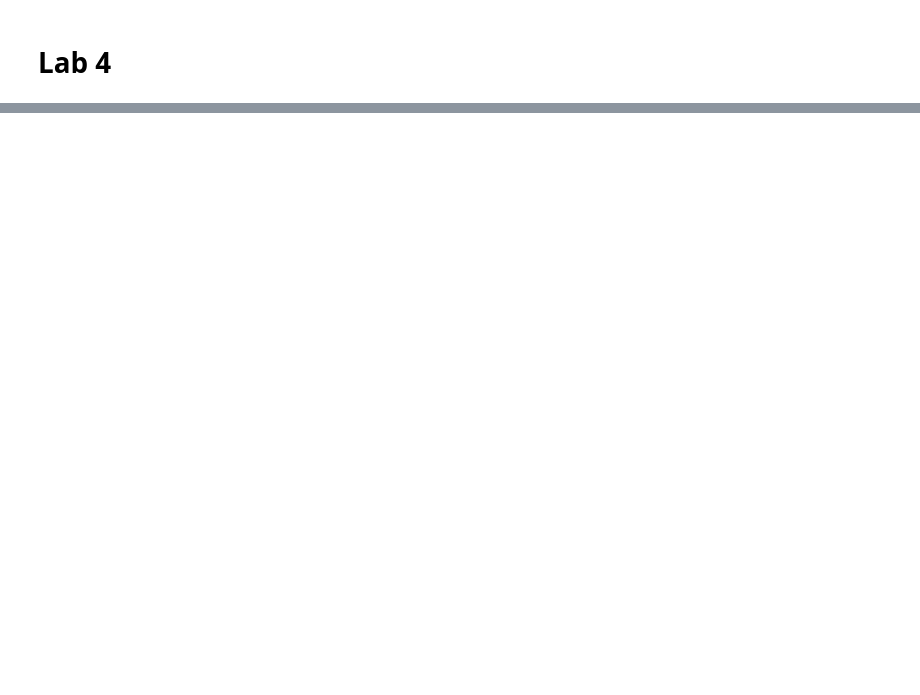
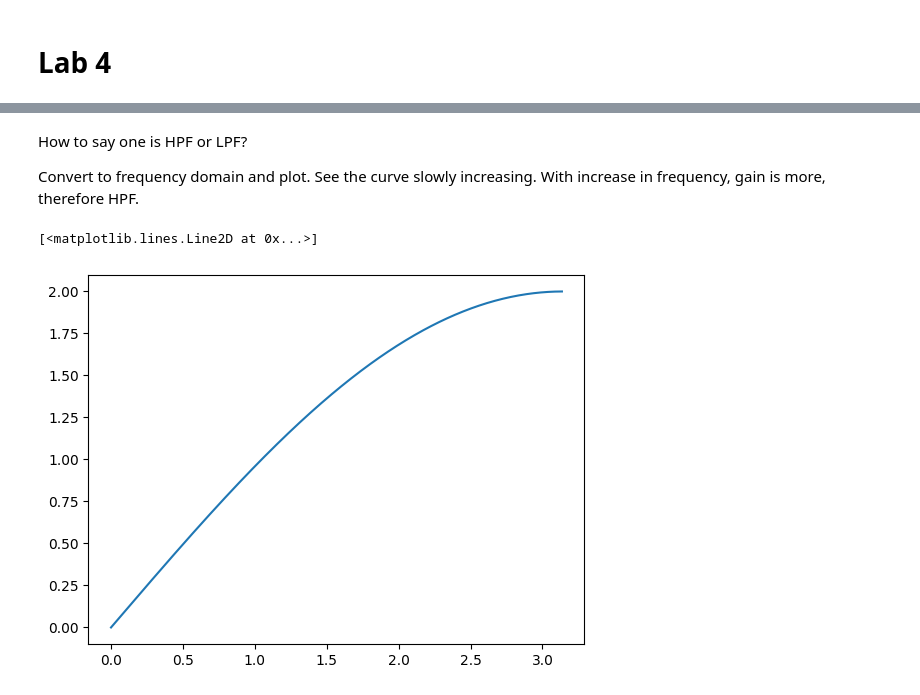
Before and after one commit to maanza-gs/college89, a Jupyter notebook: Sem9/ComputerVision/ComputerVisionLab.ipynb, the cells around one changed output, grey strips where cells are left out. Cells and saved outputs as stored; diff of their text form; code cells hidden in the pictures; blank space fills up the shorter version.

```diff
--- a/Sem9/ComputerVision/ComputerVisionLab.ipynb
+++ b/Sem9/ComputerVision/ComputerVisionLab.ipynb
@@ -941,0 +1068,11 @@ $sin θ = e^{iθ}-e^{-jθ} $ ???
+# %% [markdown]
+How to say one is HPF or LPF?
+
+Convert to frequency domain and plot. See the curve slowly increasing. With increase in frequency, gain is more, therefore HPF.
+# %%
+h = np.array([1,-1])
+w,H=signal.freqz(h,1) #Converting to frequency domain
+plt.plot(w,np.abs(H)) #Plotting the absolute value
+# %% [output]
+[<matplotlib.lines.Line2D at 0x...>]
+[figure, added]
```
Also changed, not shown: parts of 25 cells of this notebook.
